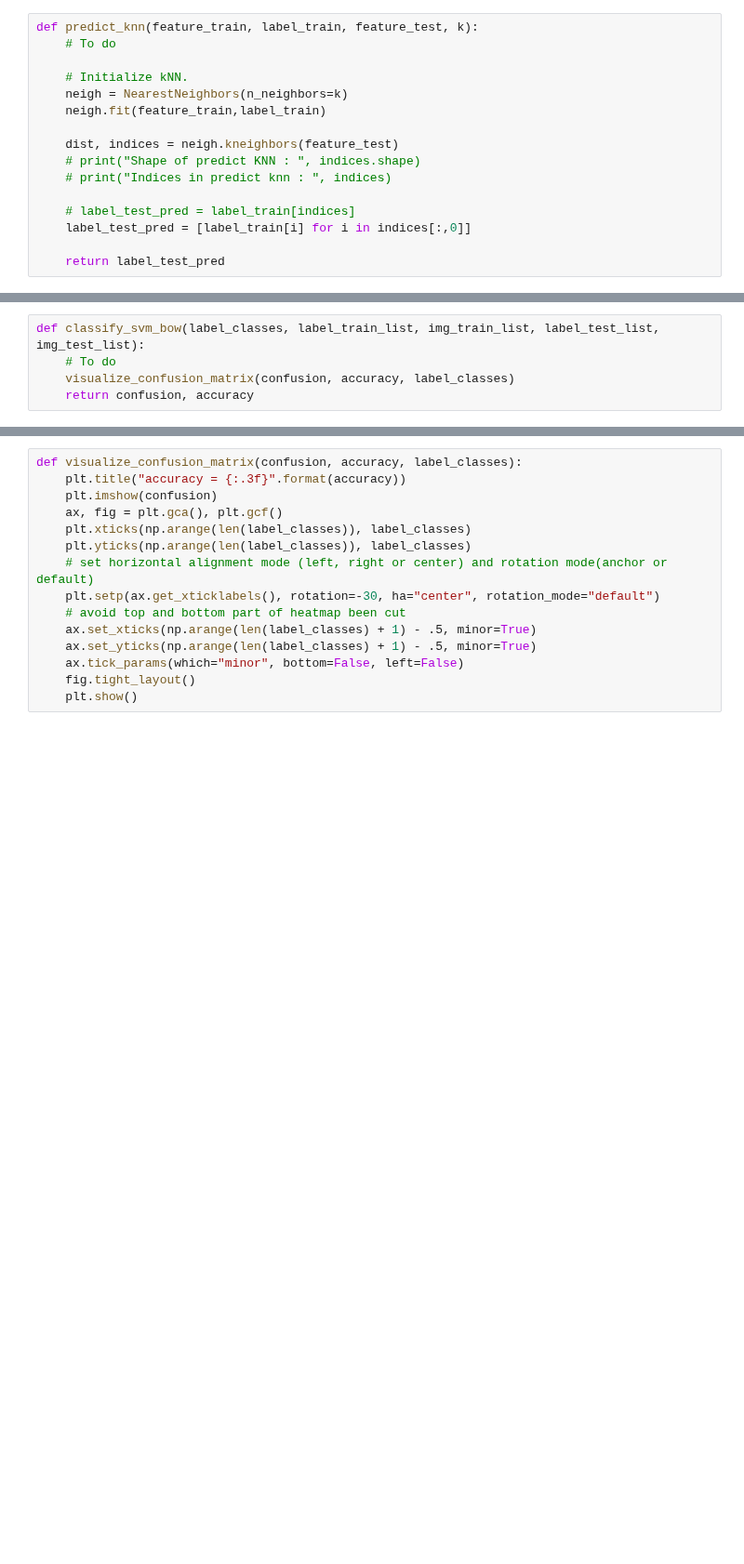
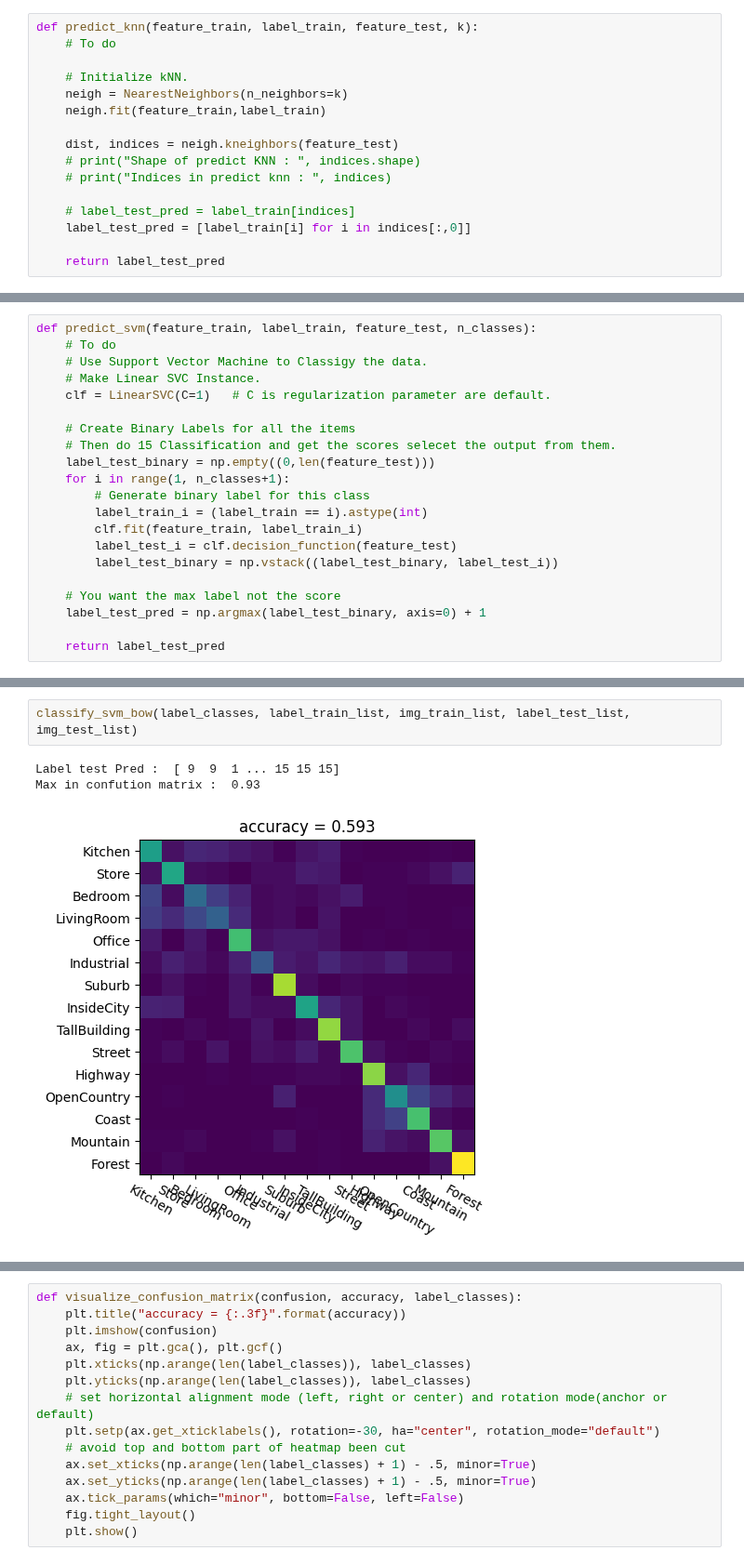
Before and after one commit to mohitydv09/computer_vision, a Jupyter notebook: hw3/scene_recognition.ipynb, the cells around one changed output, grey strips where cells are left out. Shown at 93% size. Saved outputs shown, nothing was run; the diff lists cells and outputs as text; blank space fills up the shorter version.

```diff
--- a/hw3/scene_recognition.ipynb
+++ b/hw3/scene_recognition.ipynb
@@ -248,0 +370,21 @@ def predict_svm(feature_train, label_train, feature_test, n_classes):
+# %%
+def predict_svm(feature_train, label_train, feature_test, n_classes):
+    # To do
+    # Use Support Vector Machine to Classigy the data.
+    # Make Linear SVC Instance.
+    clf = LinearSVC(C=1)   # C is regularization parameter are default.
+
+    # Create Binary Labels for all the items
+    # Then do 15 Classification and get the scores selecet the output from them.
+    label_test_binary = np.empty((0,len(feature_test)))
+    for i in range(1, n_classes+1):
+        # Generate binary label for this class
+        label_train_i = (label_train == i).astype(int)
+        clf.fit(feature_train, label_train_i)
+        label_test_i = clf.decision_function(feature_test)
+        label_test_binary = np.vstack((label_test_binary, label_test_i))
+
+    # You want the max label not the score
+    label_test_pred = np.argmax(label_test_binary, axis=0) + 1
+
+    return label_test_pred
@@ -249,5 +481,6 @@ def predict_svm(feature_train, label_train, feature_test, n_classes):
 # %%
-def classify_svm_bow(label_classes, label_train_list, img_train_list, label_test_list, img_test_list):
-    # To do
-    visualize_confusion_matrix(confusion, accuracy, label_classes)
-    return confusion, accuracy
+classify_svm_bow(label_classes, label_train_list, img_train_list, label_test_list, img_test_list)
+# %% [output]
+Label test Pred :  [ 9  9  1 ... 15 15 15]
+Max in confution matrix :  0.93
+[figure, added]
```
Also changed, not shown: parts of 14 cells of this notebook.
